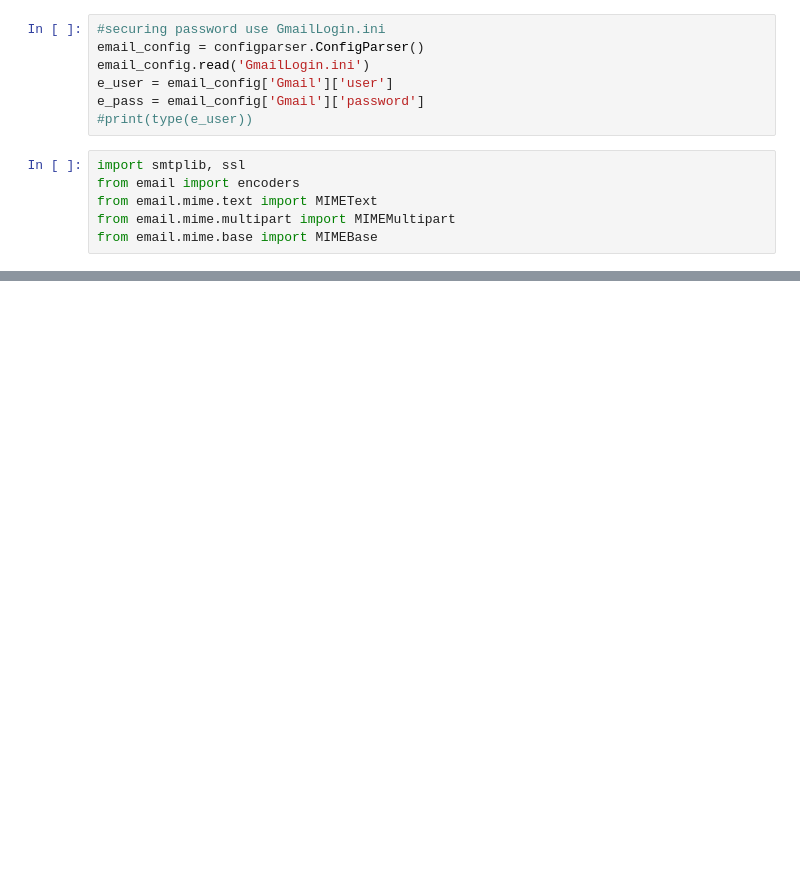
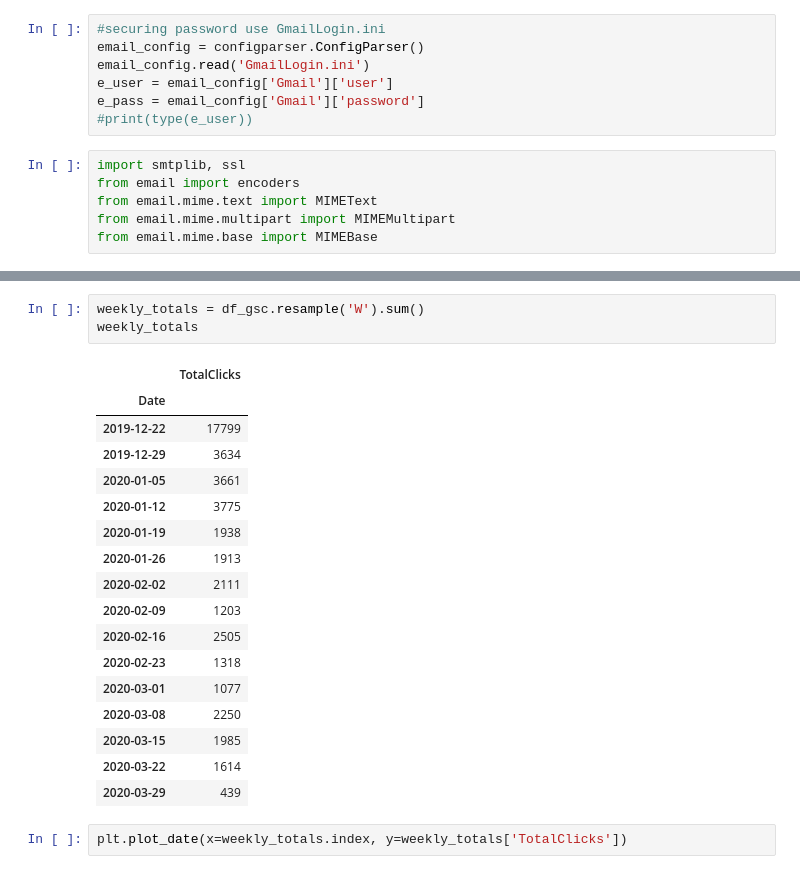
Before and after one commit to GarrettMarkScott/DW3D_DailyBenchmarks, a Jupyter notebook: Average Amount of Sessions.ipynb, the cells around one changed output, grey strips where cells are left out. Saved outputs shown, nothing was run; the diff lists cells and outputs as text; blank space fills up the shorter version.

```diff
--- a/Average Amount of Sessions.ipynb
+++ b/Average Amount of Sessions.ipynb
@@ -150,0 +205,23 @@ email_conn.quit()
+# %%
+weekly_totals = df_gsc.resample('W').sum()
+weekly_totals
+# %% [output]
+|  | TotalClicks |
+| Date |  |
+| 2019-12-22 | 17799 |
+| 2019-12-29 | 3634 |
+| 2020-01-05 | 3661 |
+| 2020-01-12 | 3775 |
+| 2020-01-19 | 1938 |
+| 2020-01-26 | 1913 |
+| 2020-02-02 | 2111 |
+| 2020-02-09 | 1203 |
+| 2020-02-16 | 2505 |
+| 2020-02-23 | 1318 |
+| 2020-03-01 | 1077 |
+| 2020-03-08 | 2250 |
+| 2020-03-15 | 1985 |
+| 2020-03-22 | 1614 |
+| 2020-03-29 | 439 |
+# %%
+plt.plot_date(x=weekly_totals.index, y=weekly_totals['TotalClicks'])
```
Also changed, not shown: parts of 13 cells of this notebook, 1 other file.
